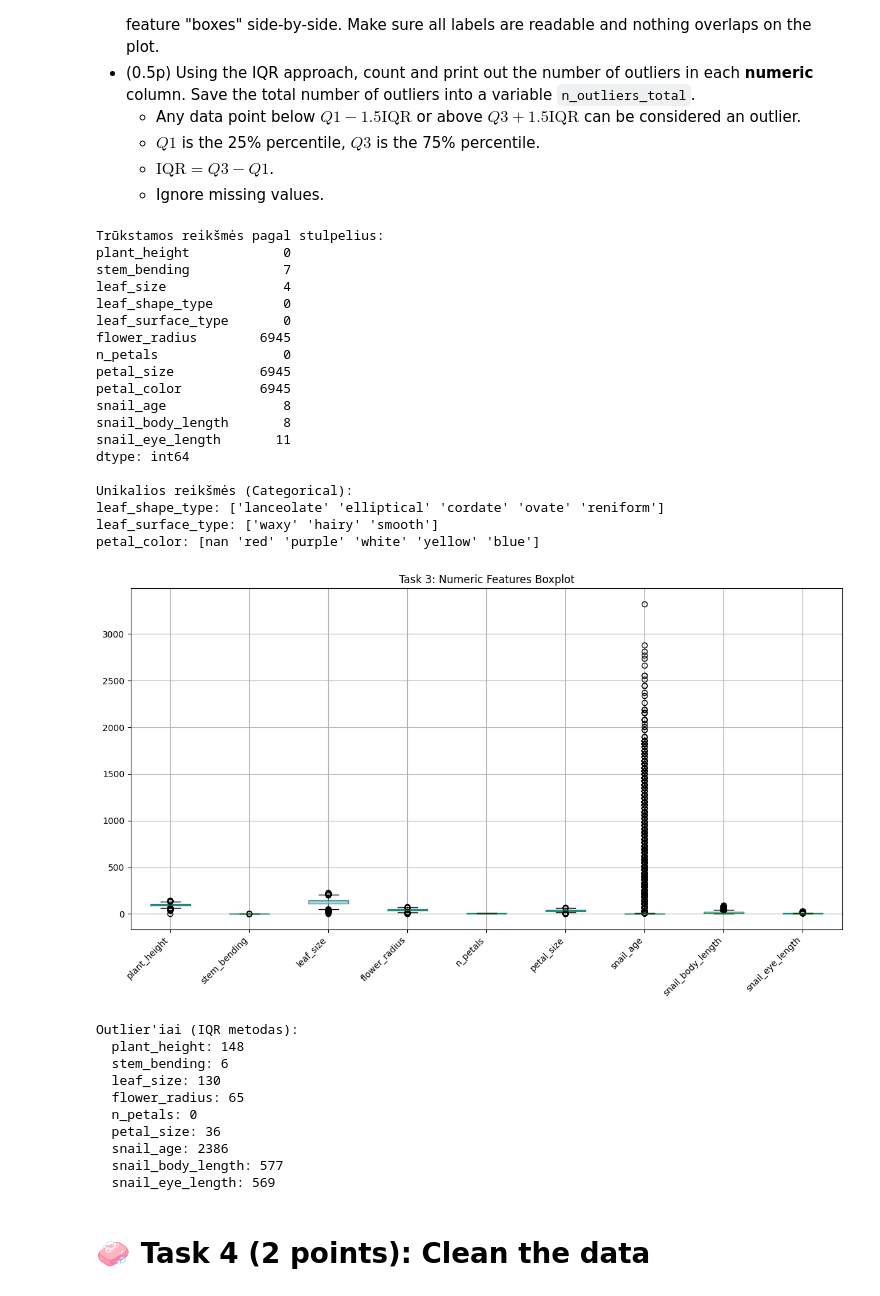
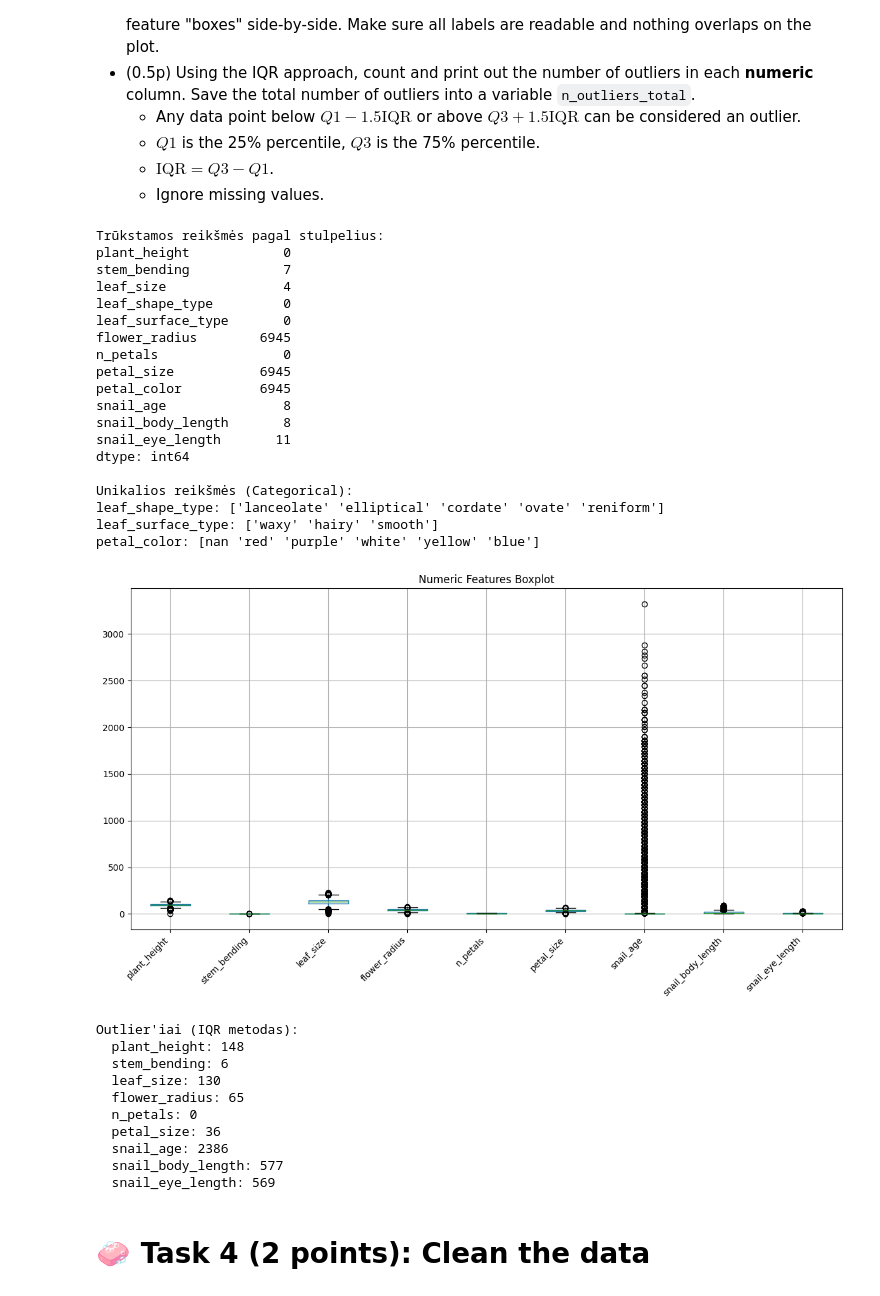
Before and after one commit to Danielius162/Molekulines_kursas, a Jupyter notebook: Namų darbai/Homework3 (1).ipynb, the cells around one changed output. Saved outputs shown, nothing was run; the diff lists cells and outputs as text; code cells hidden in the pictures.

```diff
--- a/Namų darbai/Homework3 (1).ipynb
+++ b/Namų darbai/Homework3 (1).ipynb
@@ -169,7 +169,7 @@ if 'named_df' in locals() and not named_df.empty:
     if not numeric_cols.empty:
         plt.figure(figsize=(12, 7))
         named_df.boxplot(column=list(numeric_cols))
-        plt.title("Task 3: Numeric Features Boxplot")
+        plt.title("Numeric Features Boxplot")
         plt.xticks(rotation=45, ha="right")
         plt.tight_layout()
         plt.show()
@@ -179,34 +179,34 @@ if 'named_df' in locals() and not named_df.empty:
     for col in numeric_cols:
         col_data = named_df[col].dropna()
         if col_data.empty: continue
         Q1 = col_data.quantile(0.25)
         Q3 = col_data.quantile(0.75)
         IQR = Q3 - Q1
         outliers = col_data[(col_data < (Q1 - 1.5 * IQR)) | (col_data > (Q3 + 1.5 * IQR))]
         n = len(outliers)
         print(f"  {col}: {n}")
         n_outliers_total += n
 # %% [output]
 Trūkstamos reikšmės pagal stulpelius:
 plant_height            0
 stem_bending            7
 leaf_size               4
 leaf_shape_type         0
 leaf_surface_type       0
 flower_radius        6945
 n_petals                0
 petal_size           6945
 petal_color          6945
 snail_age               8
 snail_body_length       8
 snail_eye_length       11
 dtype: int64
 
 Unikalios reikšmės (Categorical):
 leaf_shape_type: ['lanceolate' 'elliptical' 'cordate' 'ovate' 'reniform']
 leaf_surface_type: ['waxy' 'hairy' 'smooth']
 petal_color: [nan 'red' 'purple' 'white' 'yellow' 'blue']
-[figure, old version]
+[figure, new version]
 Outlier'iai (IQR metodas):
   plant_height: 148
   stem_bending: 6
```
Also changed, not shown: parts of 1 cell of this notebook.
